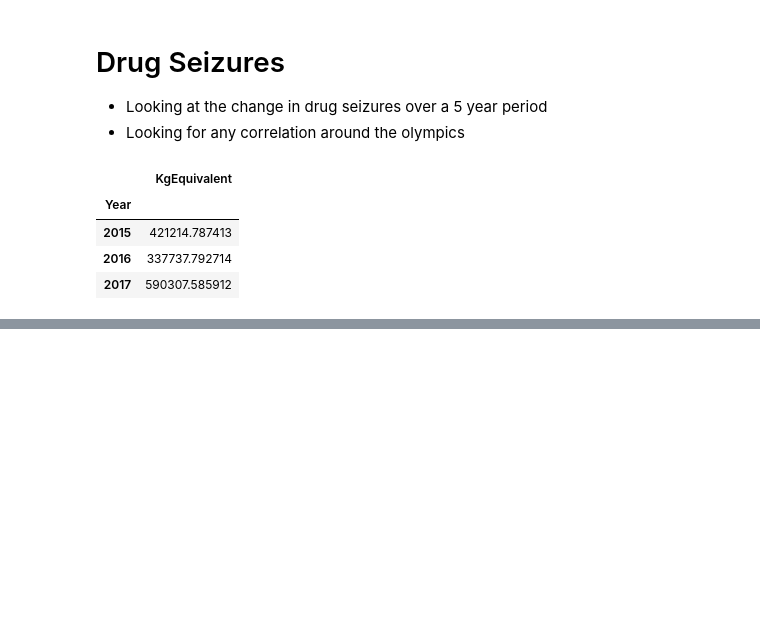
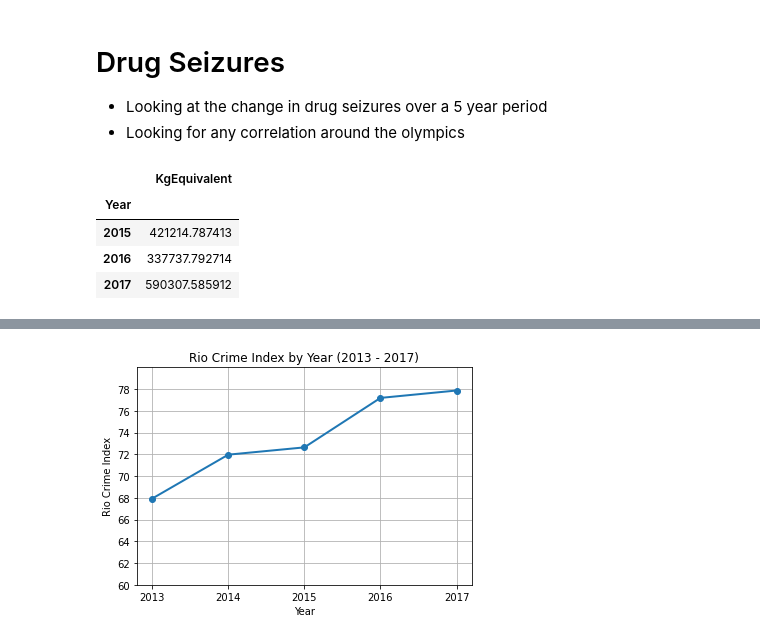
Before and after one commit to Trevor-Velez/project-1, a Jupyter notebook: Trevor Velez/Crime Rates Second Look.ipynb, the cells around one changed output, grey strips where cells are left out. Drawn from its saved outputs; the diff is of its cells as text; code cells hidden in the pictures; blank space fills up the shorter version.

```diff
--- a/Trevor Velez/Crime Rates Second Look.ipynb
+++ b/Trevor Velez/Crime Rates Second Look.ipynb
@@ -302,0 +307,14 @@ plt.show()
+# %%
+crime_index_rio_2013 = "Resources/2013 Rio Crime Index.csv"
+crime_index_rio_2014 = "Resources/2014 Rio Crime Index.csv"
+crime_index_rio_2015 = "Resources/2015 Rio Crime Index.csv"
+crime_index_rio_2016 = "Resources/2016 Rio Crime Index.csv"
+crime_index_rio_2017 = "Resources/2017 Rio Crime Index.csv"
+
+file_list_rio = [crime_index_rio_2013,
+             crime_index_rio_2014,
+             crime_index_rio_2015,
+             crime_index_rio_2016,
+             crime_index_rio_2017]
+# %%
+crime_index_rio_df = read_Crime_Index(file_list_rio)
@@ -302,0 +331,14 @@ plt.show()
+# %%
+plt.plot(x_axis, crime_index_rio_df["Crime Index"], marker="o", linewidth=2)
+plt.xlabel("Year")
+plt.ylabel("Rio Crime Index")
+plt.title("Rio Crime Index by Year (2013 - 2017)")
+plt.grid()
+
+plt.ylim(60, 80)
+plt.yticks(np.arange(60, 80, step=2))
+
+plt.savefig("Images/Rio Crime Index by Year.png")
+plt.show()
+# %% [output]
+[figure, added]
```
Also changed, not shown: parts of 17 cells of this notebook, 7 other files.
